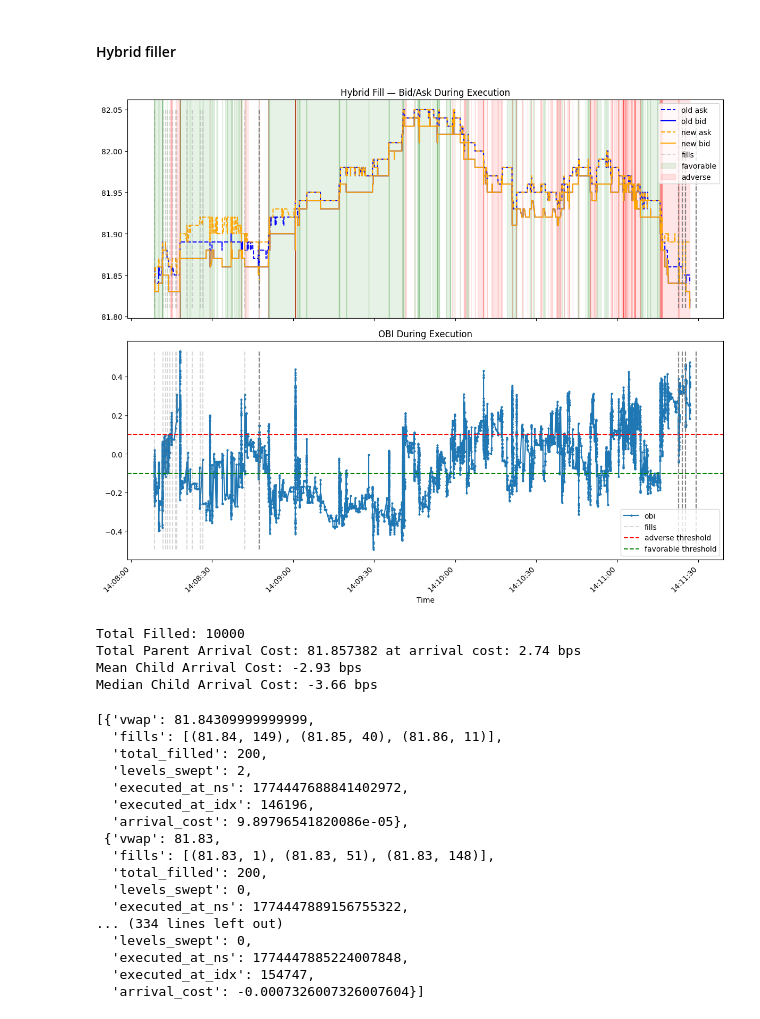
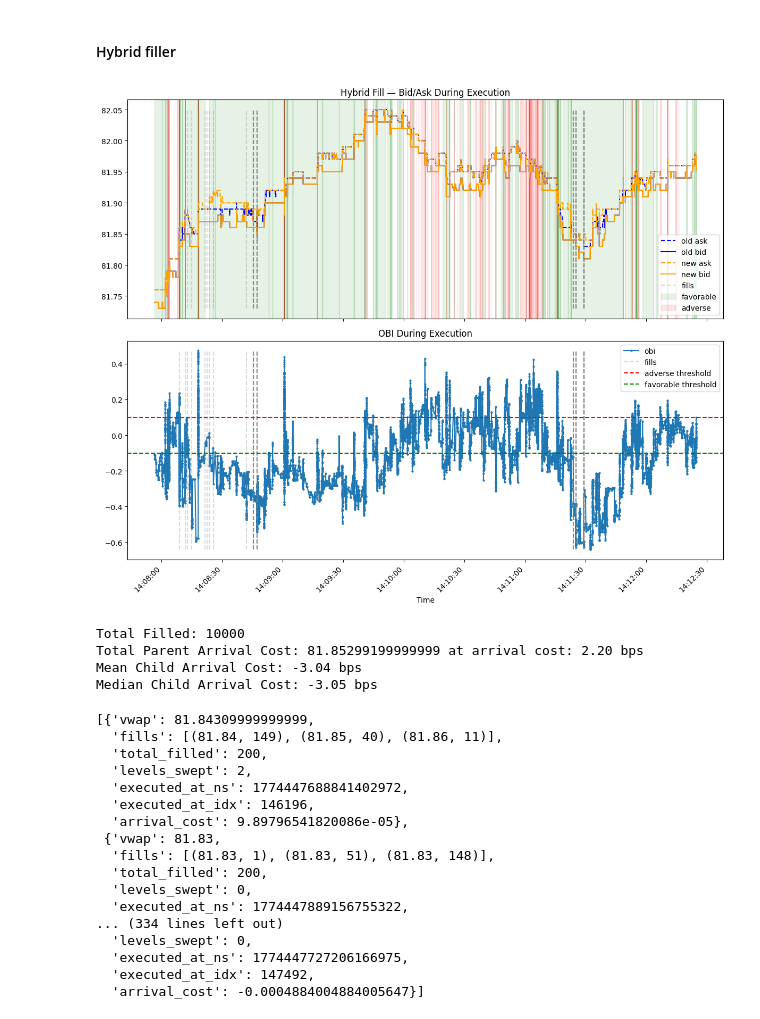
Before and after one commit to MichaelCusackNelkin/SAF_Final_Project, a Jupyter notebook: whitepaper/code/milestone_clean.ipynb, the cells around one changed output. Drawn from its saved outputs; the diff is of its cells as text; code cells hidden in the pictures.

```diff
--- a/whitepaper/code/milestone_clean.ipynb
+++ b/whitepaper/code/milestone_clean.ipynb
@@ -74,9 +74,9 @@ print(f"Sorted: {old_df.sort("ts_nano").equals(old_df)}")
 Sorted: True
 # %%
 LATENCY = 100_000 #100us in ns
-REPLENISHMENT = 3.0 #poisson rate of replenishment using wall-clock
+REPLENISHMENT = 15 #poisson rate of replenishment using wall-clock
 PARENT_QTY = 10_000
-SEED = 2307
+SEED = 345
 # %% [markdown]
 #### naive filler
 # %%
@@ -384,8 +385,8 @@ new_df_h = (
 results_h = [r for r in results_h if r['vwap'] != 0.0 and len(r['fills']) != 0]
 
 # Window slice
-i_start = results_h[0]['executed_at_idx'] - 100
-i_end   = results_h[-1]['executed_at_idx'] + 100
+i_start = results_h[0]['executed_at_idx'] - 1000
+i_end   = results_h[-1]['executed_at_idx'] + 10000
 
 old_window = old_df[i_start:i_end]
 new_window = new_df_h[i_start:i_end]
@@ -443,38 +444,38 @@ ax[1].plot(new_ts, new_window["obi"].to_numpy(), marker="o", markersize=2, label
 ax[1].vlines(fill_times, ymin=new_window["obi"].min(), ymax=new_window["obi"].max(),
              colors='gray', linestyles='dashed', alpha=0.3, label='fills')
 ax[1].axhline(OBI_THRESHOLD_H, color='red', linestyle='--', label='adverse threshold')
 ax[1].axhline(-OBI_THRESHOLD_H, color='green', linestyle='--', label='favorable threshold')
 ax[1].set_title("OBI During Execution")
 
 for a in ax:
     a.xaxis.set_major_formatter(mdates.DateFormatter('%H:%M:%S'))
     a.yaxis.set_major_formatter(ScalarFormatter(useOffset=False))
     a.ticklabel_format(style='plain', axis='y')
     a.set_xlabel("Time")
     a.legend()
 
 fig.autofmt_xdate(rotation=45)
 plt.tight_layout()
 plt.savefig(f'plots/hybrid_fill_{SEED}.png', dpi=300, bbox_inches='tight')
 plt.show()
 
 # Summary stats
 p0 = old_df.filter(pl.col("ts_nano") == ts)['mid'][0]
 filled_results_h = [r for r in results_h if r["vwap"] != 0.0]
 total_vwap_h = np.sum([r["vwap"]*r["total_filled"] for r in filled_results_h]) / np.sum([r["total_filled"] for r in filled_results_h])
 total_filled_h = np.sum([r["total_filled"] for r in filled_results_h])
 mean_child_h = np.mean([r["arrival_cost"] for r in filled_results_h])
 median_child_h = np.median([r["arrival_cost"] for r in filled_results_h])
 print(f"Total Filled: {total_filled_h}")
 print(f"Total Parent Arrival Cost: {total_vwap_h} at arrival cost: {(total_vwap_h - p0)/p0 * 10_000:,.2f} bps")
 print(f"Mean Child Arrival Cost: {mean_child_h * 10_000:,.2f} bps")
 print(f"Median Child Arrival Cost: {median_child_h * 10_000:,.2f} bps")
 # %% [output]
-[figure, old version]
+[figure, new version]
 Total Filled: 10000
-Total Parent Arrival Cost: 81.857382 at arrival cost: 2.74 bps
-Mean Child Arrival Cost: -2.93 bps
-Median Child Arrival Cost: -3.66 bps
+Total Parent Arrival Cost: 81.85299199999999 at arrival cost: 2.20 bps
+Mean Child Arrival Cost: -3.04 bps
+Median Child Arrival Cost: -3.05 bps
 # %%
 results_h
 # %% [output]
@@ -492,6 +493,6 @@ results_h
   'executed_at_ns': 1774447889156755322,
 ... (334 lines left out)
   'levels_swept': 0,
-  'executed_at_ns': 1774447885224007848,
-  'executed_at_idx': 154747,
-  'arrival_cost': -0.0007326007326007604}]
+  'executed_at_ns': 1774447727206166975,
+  'executed_at_idx': 147492,
+  'arrival_cost': -0.0004884004884005647}]
```
Also changed, not shown: parts of 6 cells of this notebook, 55 other files.
